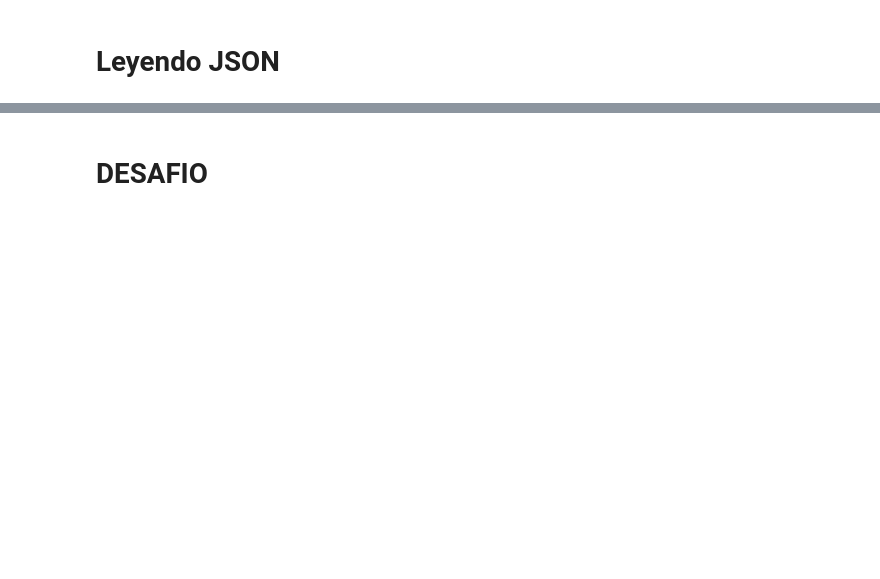
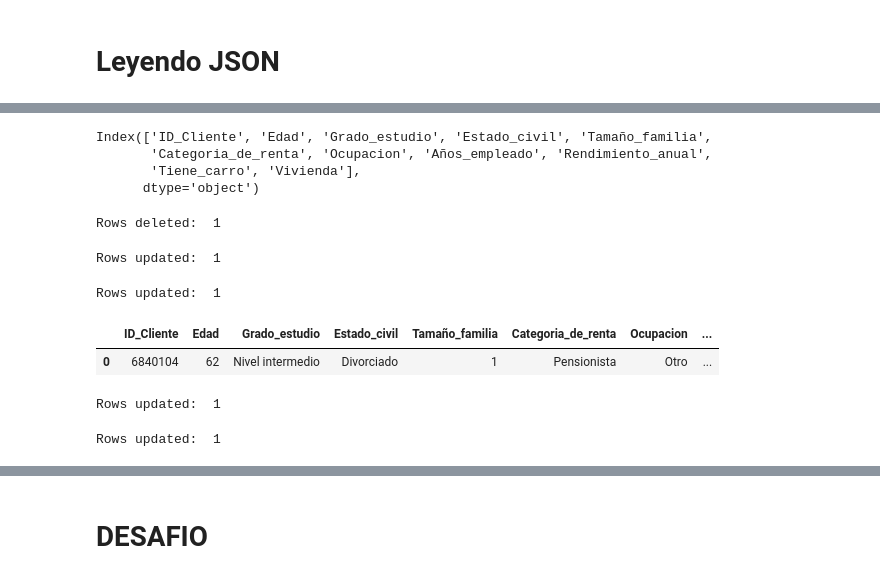
Before and after one commit to HJuliamPR/ColabPython, a Jupyter notebook: PandasExtraction.ipynb, the cells around one changed output, grey strips where cells are left out. Saved outputs shown, nothing was run; the diff lists cells and outputs as text; code cells hidden in the pictures; blank space fills up the shorter version.

```diff
--- a/PandasExtraction.ipynb
+++ b/PandasExtraction.ipynb
@@ -116,0 +176,75 @@ pd.json_normalize(DataPacientes2['Pacientes'])
+# %%
+DataClients.columns
+# %% [output]
+Index(['ID_Cliente', 'Edad', 'Grado_estudio', 'Estado_civil', 'Tamaño_familia',
+       'Categoria_de_renta', 'Ocupacion', 'Años_empleado', 'Rendimiento_anual',
+       'Tiene_carro', 'Vivienda'],
+      dtype='object')
+# %%
+# Delete rows
+from sqlalchemy.exc import SQLAlchemyError
+Query_2 = 'DELETE FROM Clients WHERE ID_Cliente=5008804'
+try:
+  #Return the rows where the query its been applied
+  r_set = SQL_Engine.connect().execute( text(Query_2) )
+except SQLAlchemyError as error:
+  print(error)
+else:
+  print('Rows deleted: ', r_set.rowcount)
+# %% [output]
+Rows deleted:  1
+# %%
+# Update rows
+Query_2 = 'UPDATE Clients SET Grado_estudio = "Nivel superior" WHERE ID_Cliente=5008808'
+try:
+  #Return the rows where the query its been applied
+  r_set = SQL_Engine.connect().execute( text(Query_2) )
+except SQLAlchemyError as error:
+  print(error)
+else:
+  print('Rows updated: ', r_set.rowcount)
+# %% [output]
+Rows updated:  1
+# %%
+Query_3 = 'UPDATE Clients SET Rendimiento_anual = 300000 WHERE 	ID_Cliente=6840104'
+try:
+  #Return the rows where the query its been applied
+  r_set = SQL_Engine.connect().execute( text(Query_3) )
+except SQLAlchemyError as error:
+  print(error)
+else:
+  print('Rows updated: ', r_set.rowcount)
+# %% [output]
+Rows updated:  1
+# %%
+Query_4 = 'SELECT * FROM Clients WHERE ID_Cliente=6840104'
+pd.read_sql( sql = text(Query_4), con = SQL_Engine.connect())
+# %% [output]
+|  | ID_Cliente | Edad | Grado_estudio | Estado_civil | Tamaño_familia | Categoria_de_renta | Ocupacion | ... |
+| 0 | 6840104 | 62 | Nivel intermedio | Divorciado | 1 | Pensionista | Otro | ... |
+# %%
+Query_5 = 'DELETE FROM Clients WHERE ID_Cliente=5008809'
+
+try:
+  #Return the rows where the query its been applied
+  r_set = SQL_Engine.connect().execute( text(Query_5) )
+except SQLAlchemyError as error:
+  print(error)
+else:
+  print('Rows updated: ', r_set.rowcount)
+# %% [output]
+Rows updated:  1
+# %%
+Query_6 = "INSERT INTO Clients (ID_Cliente, Edad, Grado_estudio, Estado_civil, Tamaño_familia, \
+       Categoria_de_renta, Ocupacion, Años_empleado, Rendimiento_anual, Tiene_carro, Vivienda) \
+        VALUES (6850985, 33, 'Doctorado', 'Soltero', 1, 'Empleado', 'TI', 2, 290000, 0, 'Casa/Departamento Propio')"
+
+try:
+  #Return the rows where the query its been applied
+  r_set = SQL_Engine.connect().execute( text(Query_6) )
+except SQLAlchemyError as error:
+  print(error)
+else:
+  print('Rows updated: ', r_set.rowcount)
+# %% [output]
+Rows updated:  1
```
Also changed, not shown: parts of 26 cells of this notebook.
